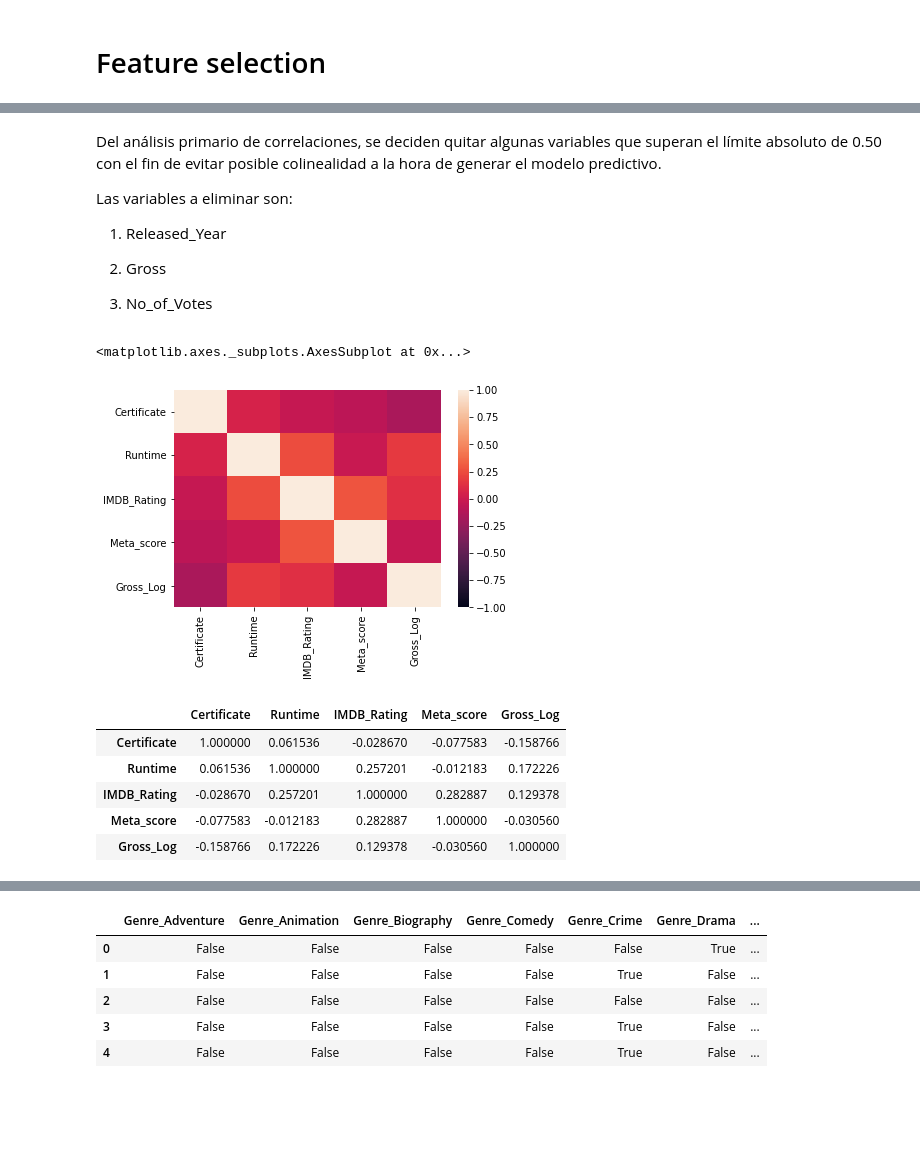
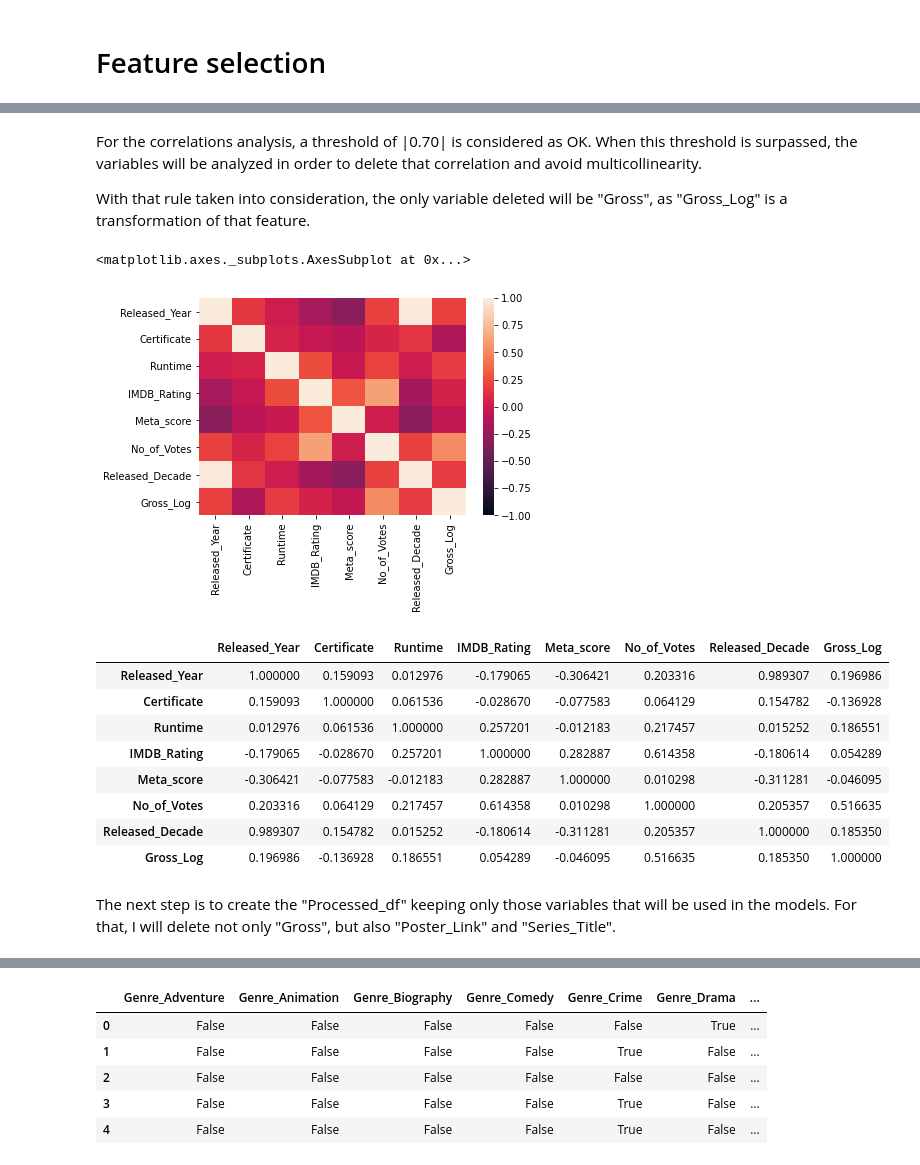
Before and after one commit to rmarquez93/projects, a Jupyter notebook: Python/IMDB_Top_1000_analysis_Rating_Regression.ipynb, the cells around one changed output, grey strips where cells are left out. Saved outputs shown, nothing was run; the diff lists cells and outputs as text; code cells hidden in the pictures; blank space fills up the shorter version.

```diff
--- a/Python/IMDB_Top_1000_analysis_Gross_Regression.ipynb
+++ b/Python/IMDB_Top_1000_analysis_Rating_Regression.ipynb
@@ -408,5 +398,5 @@ TODO: Tengo que agregar un análisis de imputación de los faltantes de Clasific
 # %%
-raw_df["Gross_Log"] = raw_df["Gross"]#np.log(raw_df["Gross"])
+raw_df["Gross_Log"] = np.log(raw_df["Gross"])
 raw_df["Gross_Log"]
 plt.subplot(1,2,1)
 plt.title("Boxplot for Gross in Log")
@@ -464,4 +440,0 @@ Switching to categorical variable as it is not a time measure and rather an ordi
-# %%
-raw_df["Released_Decade"] = raw_df["Released_Decade"].astype("str")
-raw_df["Released_Decade"] = raw_df.apply(lambda row: row["Released_Decade"].split(".")[0], axis=1)
-raw_df["Released_Decade"]
@@ -504,25 +466,22 @@ correlation_df
-# %% [markdown]
-Del análisis primario de correlaciones, se deciden quitar algunas variables que superan el límite absoluto de 0.50 con el fin de evitar posible colinealidad a la hora de generar el modelo predictivo.
-
-Las variables a eliminar son:
-
-1) Released_Year
-
-2) Gross
-
-3) No_of_Votes
+# %% [markdown]
+For the correlations analysis, a threshold of |0.70| is considered as OK. When this threshold is surpassed, the variables will be analyzed in order to delete that correlation and avoid multicollinearity.
+
+With that rule taken into consideration, the only variable deleted will be "Gross", as "Gross_Log" is a transformation of that feature.
 # %%
-correlation_df = raw_df.drop(["Released_Year", "Gross", "No_of_Votes"], axis=1).corr(numeric_only = True)
+correlation_df = raw_df.drop(["Gross"], axis=1).corr(numeric_only = True)
 sns.heatmap(correlation_df, vmin =-1, vmax=1)
 # %% [output]
 <matplotlib.axes._subplots.AxesSubplot at 0x...>
-[figure, old version]
+[figure, new version]
 # %%
 correlation_df
 # %% [output]
-|  | Certificate | Runtime | IMDB_Rating | Meta_score | Gross_Log |
-| Certificate | 1.000000 | 0.061536 | -0.028670 | -0.077583 | -0.158766 |
-| Runtime | 0.061536 | 1.000000 | 0.257201 | -0.012183 | 0.172226 |
-| IMDB_Rating | -0.028670 | 0.257201 | 1.000000 | 0.282887 | 0.129378 |
-| Meta_score | -0.077583 | -0.012183 | 0.282887 | 1.000000 | -0.030560 |
-| Gross_Log | -0.158766 | 0.172226 | 0.129378 | -0.030560 | 1.000000 |
+|  | Released_Year | Certificate | Runtime | IMDB_Rating | Meta_score | No_of_Votes | Released_Decade | Gross_Log |
+| Released_Year | 1.000000 | 0.159093 | 0.012976 | -0.179065 | -0.306421 | 0.203316 | 0.989307 | 0.196986 |
+| Certificate | 0.159093 | 1.000000 | 0.061536 | -0.028670 | -0.077583 | 0.064129 | 0.154782 | -0.136928 |
+| Runtime | 0.012976 | 0.061536 | 1.000000 | 0.257201 | -0.012183 | 0.217457 | 0.015252 | 0.186551 |
+| IMDB_Rating | -0.179065 | -0.028670 | 0.257201 | 1.000000 | 0.282887 | 0.614358 | -0.180614 | 0.054289 |
+| Meta_score | -0.306421 | -0.077583 | -0.012183 | 0.282887 | 1.000000 | 0.010298 | -0.311281 | -0.046095 |
+| No_of_Votes | 0.203316 | 0.064129 | 0.217457 | 0.614358 | 0.010298 | 1.000000 | 0.205357 | 0.516635 |
+| Released_Decade | 0.989307 | 0.154782 | 0.015252 | -0.180614 | -0.311281 | 0.205357 | 1.000000 | 0.185350 |
+| Gross_Log | 0.196986 | -0.136928 | 0.186551 | 0.054289 | -0.046095 | 0.516635 | 0.185350 | 1.000000 |
@@ -531 +488,3 @@ correlation_df
+# %% [markdown]
+The next step is to create the "Processed_df" keeping only those variables that will be used in the models. For that, I will delete not only "Gross", but also "Poster_Link" and "Series_Title".
 # %%
```
Also changed, not shown: parts of 82 cells of this notebook.
